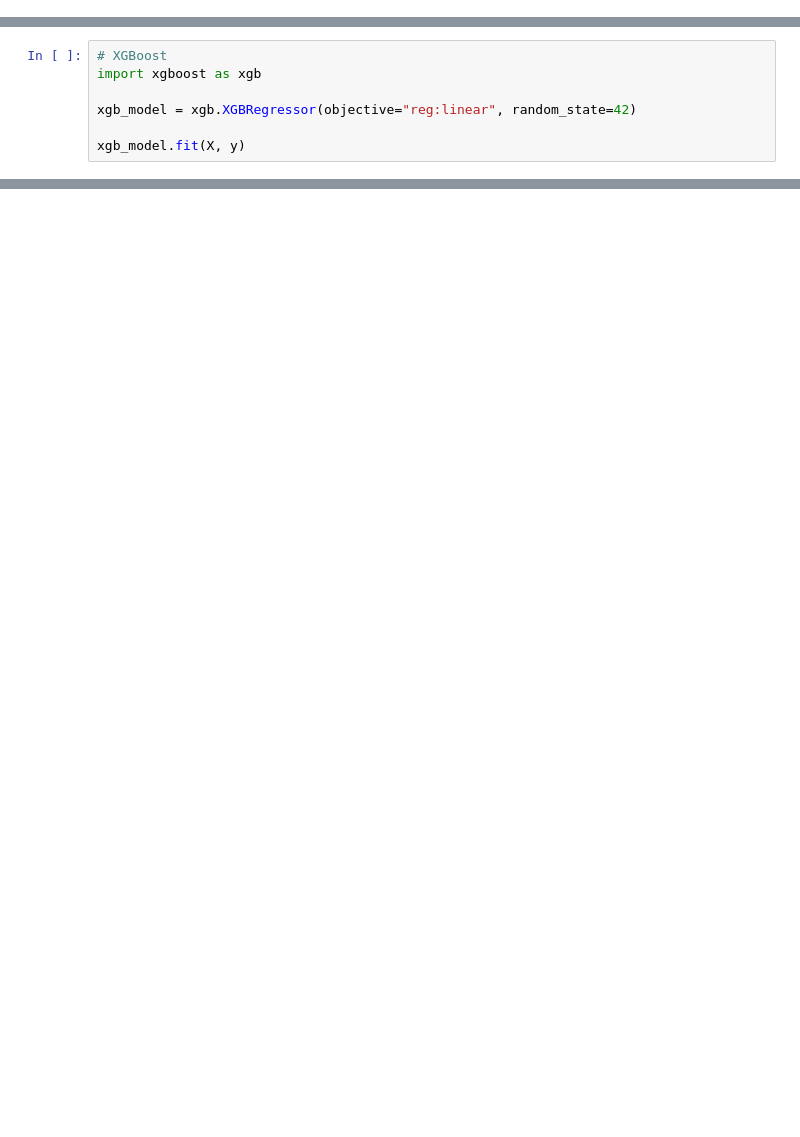
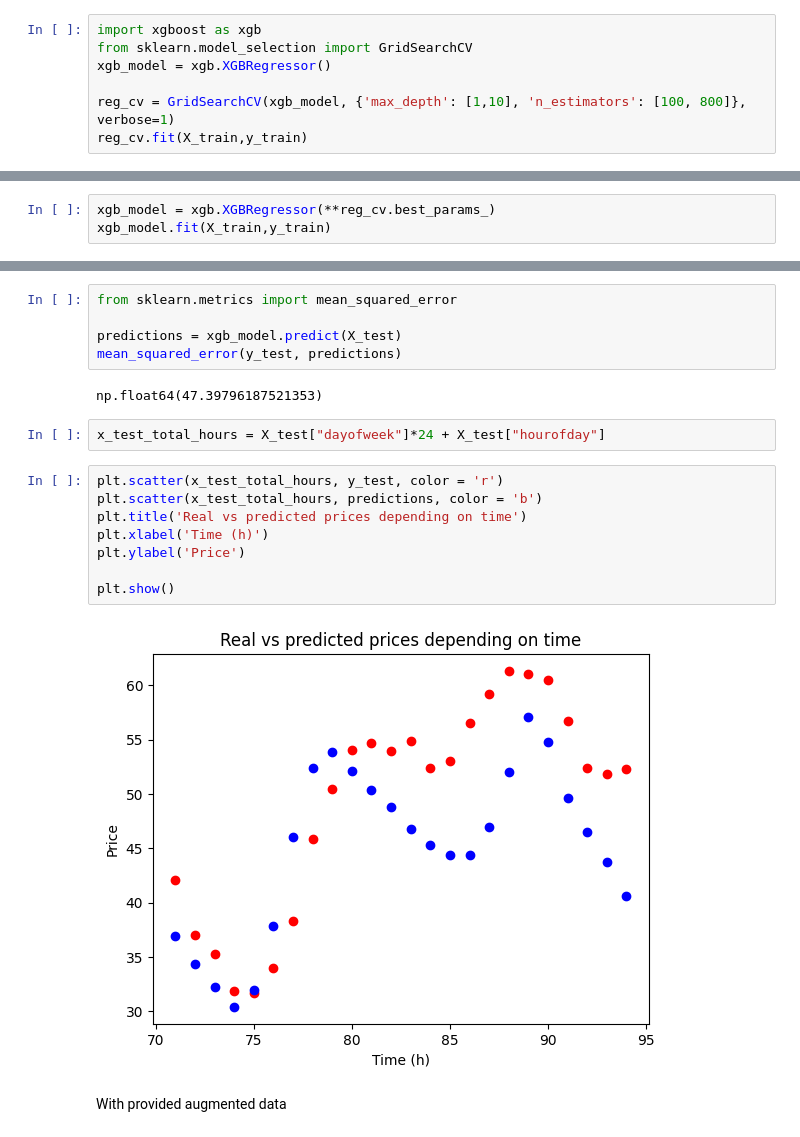
Before and after one commit to RobinMeneust/air_liquide_ai_challenge, a Jupyter notebook: notebooks/xgboost.ipynb, the cells around one changed output, grey strips where cells are left out. Cells and saved outputs as stored; diff of their text form; blank space fills up the shorter version.

Commit message:
First tests on XGBoost

```diff
--- a/notebooks/xgboost.ipynb
+++ b/notebooks/xgboost.ipynb
@@ -25,0 +77,7 @@ df_price_generated_00257.head()
+# %%
+import xgboost as xgb
+from sklearn.model_selection import GridSearchCV
+xgb_model = xgb.XGBRegressor()
+
+reg_cv = GridSearchCV(xgb_model, {'max_depth': [1,10], 'n_estimators': [100, 800]}, verbose=1)
+reg_cv.fit(X_train,y_train)
@@ -26,8 +106,4 @@ df_price_generated_00257.head()
 # %%
-# XGBoost
-import xgboost as xgb
-
-xgb_model = xgb.XGBRegressor(objective="reg:linear", random_state=42)
-
-xgb_model.fit(X, y)
+xgb_model = xgb.XGBRegressor(**reg_cv.best_params_)
+xgb_model.fit(X_train,y_train)
 # %% [output]
@@ -34,0 +121,21 @@ ImportError: sklearn needs to be installed in order to use this module
+# %%
+from sklearn.metrics import mean_squared_error
+
+predictions = xgb_model.predict(X_test)
+mean_squared_error(y_test, predictions)
+# %% [output]
+np.float64(47.39796187521353)
+# %%
+x_test_total_hours = X_test["dayofweek"]*24 + X_test["hourofday"]
+# %%
+plt.scatter(x_test_total_hours, y_test, color = 'r')
+plt.scatter(x_test_total_hours, predictions, color = 'b')
+plt.title('Real vs predicted prices depending on time')
+plt.xlabel('Time (h)')
+plt.ylabel('Price')
+
+plt.show()
+# %% [output]
+[figure, added]
+# %% [markdown]
+With provided augmented data
```
Also changed, not shown: parts of 12 cells of this notebook, 1 other file.
